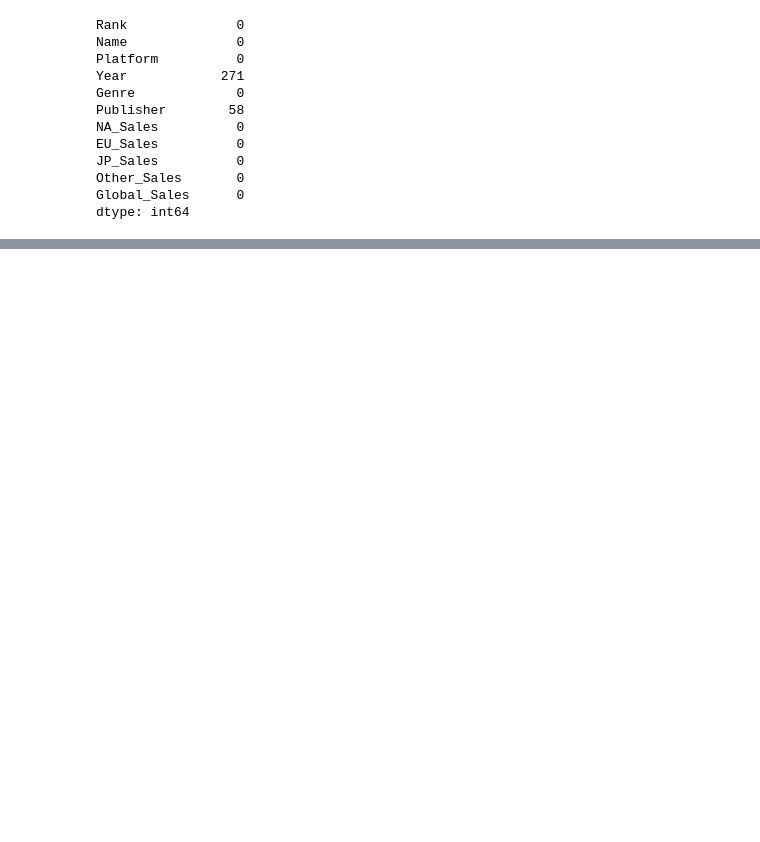
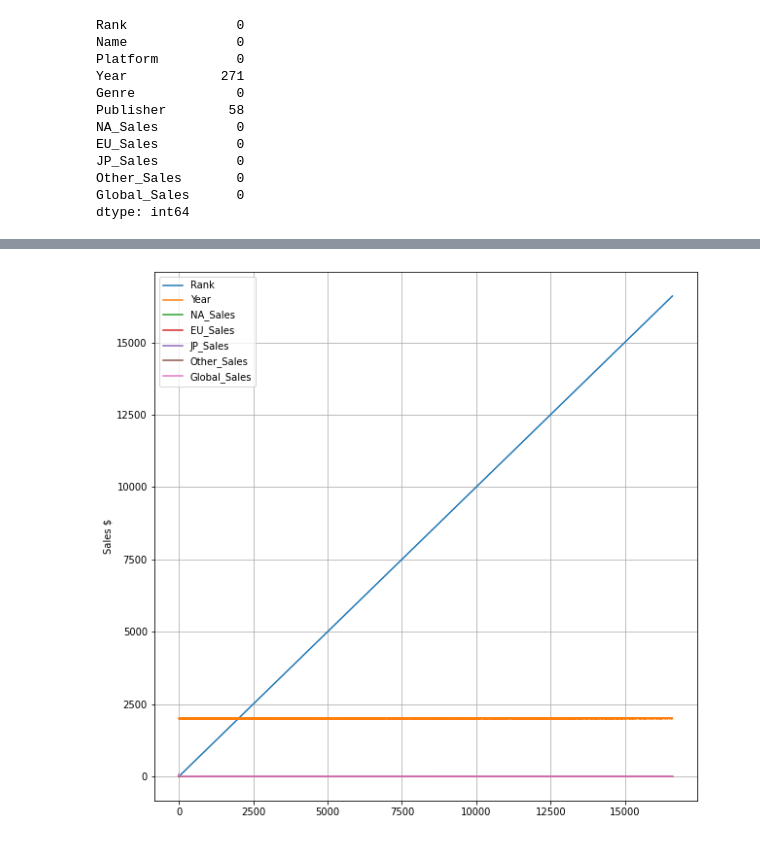
Before and after one commit to PaulaNuno/storytelling-project, a Jupyter notebook: data_cleaning.ipynb, the cells around one changed output, grey strips where cells are left out. Cells and saved outputs as stored; diff of their text form; code cells hidden in the pictures; blank space fills up the shorter version.

```diff
--- a/data_cleaning.ipynb
+++ b/data_cleaning.ipynb
@@ -96,0 +95,6 @@ df['%_global_sales'] = df['global_sales']/df['global_sales'].sum()
+# %%
+df.groupby(by  = 'Year').sum()
+df.plot.line(figsize=(10,10), grid="on");
+plt.ylabel("Sales $");
+# %% [output]
+[figure, added]
```
Also changed, not shown: parts of 22 cells of this notebook, 1 other file.
